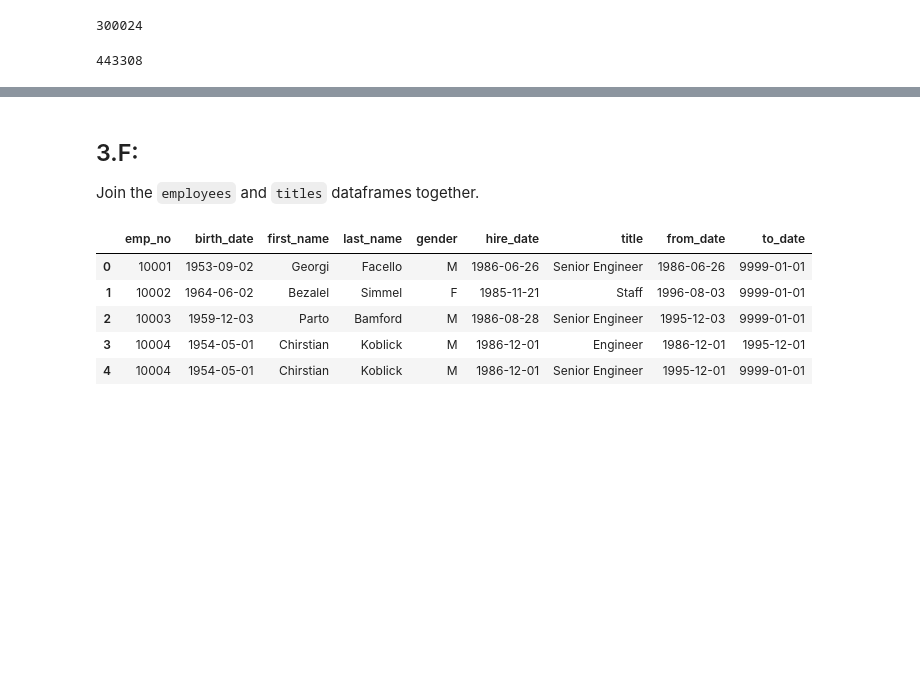
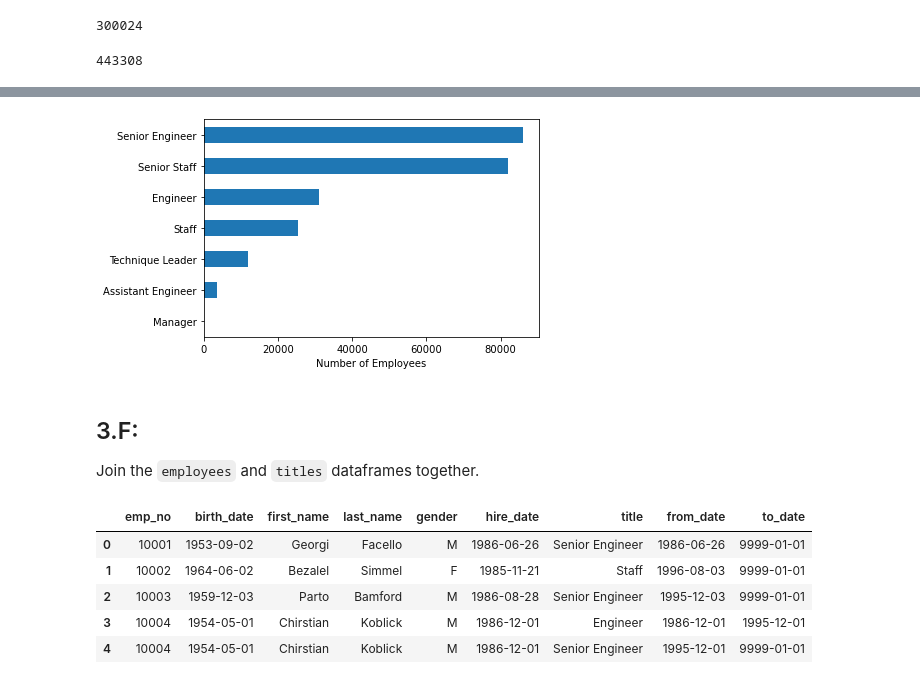
Before and after one commit to o0amandagomez0o/numpy-pandas-visualization-exercises, a Jupyter notebook: advanced_dataframes.ipynb, the cells around one changed output, grey strips where cells are left out. Drawn from its saved outputs; the diff is of its cells as text; code cells hidden in the pictures; blank space fills up the shorter version.

```diff
--- a/advanced_dataframes.ipynb
+++ b/advanced_dataframes.ipynb
@@ -297,3 +338,7 @@ employees.emp_no.count()
 titles.emp_no.count()
 # %% [output]
 443308
+# %%
+current_bool = titles.to_date == titles.to_date.max()
+
+current_bool.head()
@@ -299,0 +352,3 @@ titles.emp_no.count()
+# %%
+current_employees_titles = titles[current_bool]
+current_employees_titles.head()
@@ -299,0 +374,3 @@ titles.emp_no.count()
+# %%
+current_title_values = current_employees_titles.title.value_counts()
+current_title_values
@@ -300,3 +386,10 @@ titles.emp_no.count()
+# %%
+current_title_values.plot.barh()
+
+plt.xlabel('Number of Employees')
+plt.gca().invert_yaxis()
+# %% [output]
+[figure, added]
 # %% [markdown]
 ## 3.F:
 Join the `employees` and `titles` dataframes together.
```
Also changed, not shown: parts of 21 cells of this notebook, 13 other files.
